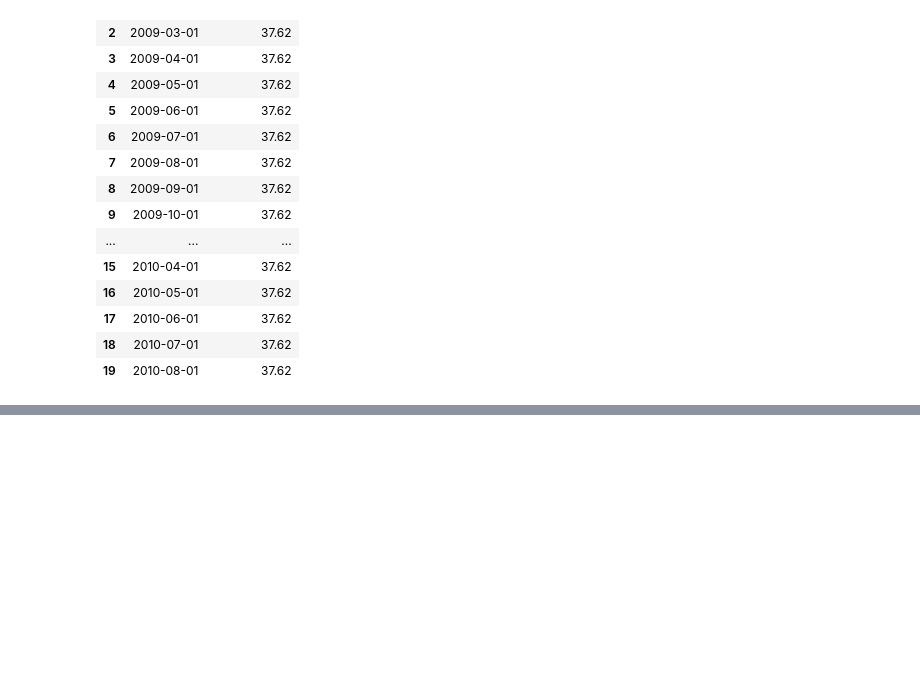
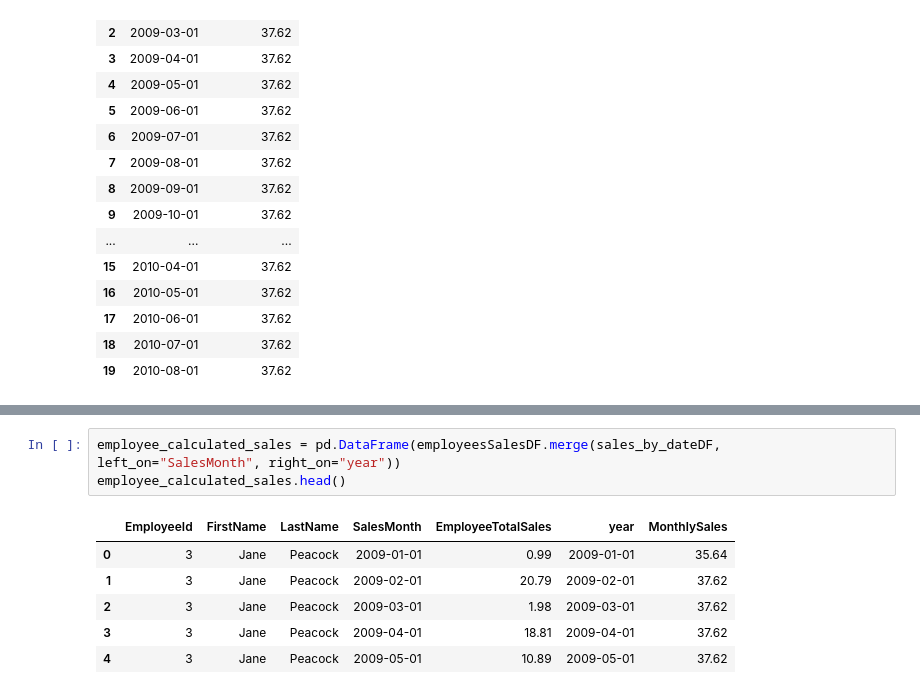
Before and after one commit to vaal12/MSPowerPoint-Automation, a Jupyter notebook: Picture for powerpoint.ipynb, the cells around one changed output, grey strips where cells are left out. Drawn from its saved outputs; the diff is of its cells as text; blank space fills up the shorter version.

```diff
--- a/Picture for powerpoint.ipynb
+++ b/Picture for powerpoint.ipynb
@@ -210,0 +277,10 @@ sales_by_dateDF.plot(x="year", y="MonthlySales", figsize=(10,8))
+# %%
+employee_calculated_sales = pd.DataFrame(employeesSalesDF.merge(sales_by_dateDF, left_on="SalesMonth", right_on="year"))
+employee_calculated_sales.head()
+# %% [output]
+|  | EmployeeId | FirstName | LastName | SalesMonth | EmployeeTotalSales | year | MonthlySales |
+| 0 | 3 | Jane | Peacock | 2009-01-01 | 0.99 | 2009-01-01 | 35.64 |
+| 1 | 3 | Jane | Peacock | 2009-02-01 | 20.79 | 2009-02-01 | 37.62 |
+| 2 | 3 | Jane | Peacock | 2009-03-01 | 1.98 | 2009-03-01 | 37.62 |
+| 3 | 3 | Jane | Peacock | 2009-04-01 | 18.81 | 2009-04-01 | 37.62 |
+| 4 | 3 | Jane | Peacock | 2009-05-01 | 10.89 | 2009-05-01 | 37.62 |
```
Also changed, not shown: parts of 8 cells of this notebook, 2 other files.
